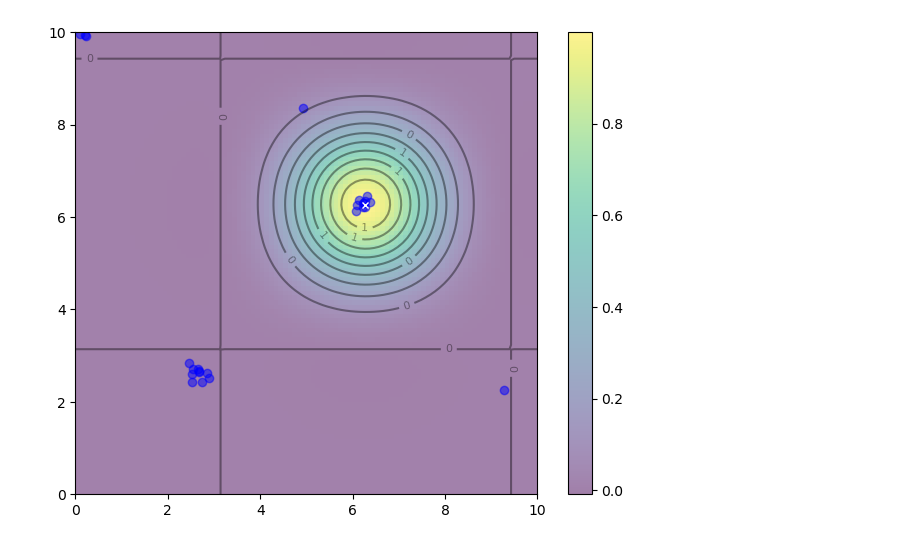
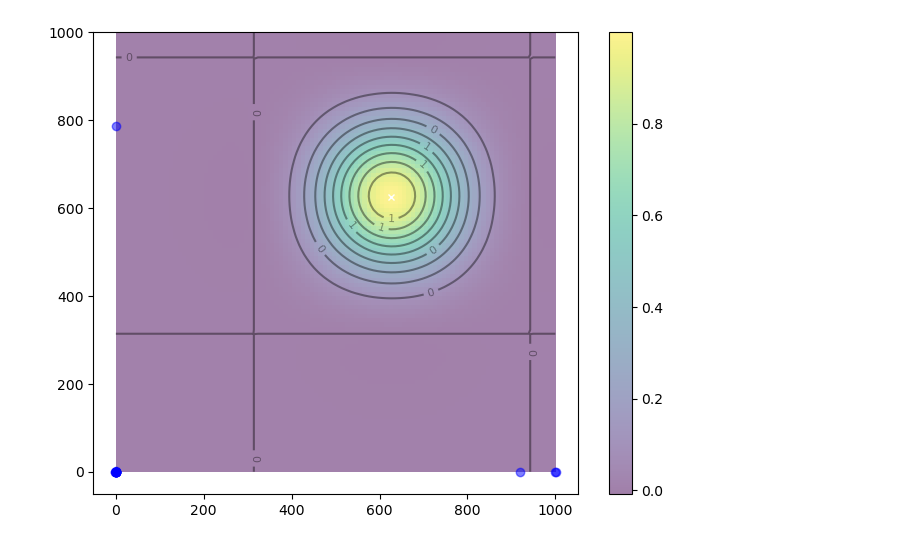
Before and after one commit to byang12/UNDERWATER_SWARM_ADHOC, a Jupyter notebook: GlowWarm-simpy.ipynb, the cells around one changed output. Cells and saved outputs as stored; diff of their text form; code cells hidden in the pictures.

```diff
--- a/GlowWarm-simpy.ipynb
+++ b/GlowWarm-simpy.ipynb
@@ -9,9 +9,9 @@ import simpy
 ##############################################################################
 # GSO PARAMETERS
 ##############################################################################
-dims = 10
+dims = 1000
 num_worms = 25
-nturns = 100
+nturns = 2000
 lower_bound = 70
 influence_factor = 30
 max_jitter = 0.2
@@ -20,8 +20,8 @@ max_jitter = 0.2
 # Fitness Function
 ##############################################################################
 def fitness_function(xy_tuple):
-    x = xy_tuple[0]/2
-    y = xy_tuple[1]/2
+    x = xy_tuple[0]/200
+    y = xy_tuple[1]/200
     return np.cos(x) * np.cos(y) * np.exp(-((x - np.pi)**2 + (y - np.pi)**2))
 # %%
 ##############################################################################
@@ -92,8 +92,8 @@ def to_cartesian(polar, x2):
 # GSO FUNCTIONS
 ##############################################################################
 class Glowworm:
-    def __init__(self, env, name, swarm, X=np.array([1, 1]), waypoint = np.array([250,250]),  speed=1.5433,
-                 transRange=2, score = 0.0):
+    def __init__(self, env, name, swarm, X=np.array([1, 1]), waypoint = np.array([1, 1]),  speed=1.5433,
+                 transRange=200, score = 0.0):
         self.env = env
         self.name = name
         self.swarm = swarm  # List of all particles
@@ -103,6 +103,7 @@ class Glowworm:
 
         self.X = X
         self.V = np.random.randn(2) * 0.1
+        self.nextWaypoint = X
         self.score = score # for transmisstion distance
         self.influenceDict = {name: {'distance':0.0, 'angle':0.0, 'score':0.0}} # name: distance, angle, score
 
@@ -124,7 +125,7 @@ class Glowworm:
     def send(self):
         """If worm j is within worm j's radius, record distance; else 0. For influence martrix"""
         for glowworm in self.swarm:
-            distance = dist.euclidean(self.X, glowworm.X)
+            distance =  np.linalg.norm(self.X-glowworm.X)
             if distance <= self.transmission_range: # Changed from self.score
                 if glowworm.name == self.name:
                     self.influenceDict[self.name] = {'distance':0.0, 'angle':0.0, 'score':0.0}
@@ -145,7 +146,7 @@ class Glowworm:
         """update the influenceDict"""
         self.influenceDict[worm_name] = {'distance':polar_cor[0], 'angle':polar_cor[1], 'score':worm_score}
 
-    def movement(self):
+    def update(self):
         """Update each worm's position based on the dict of influences."""
         new_position = np.array([0.0, 0.0])
         x_move = 0.0
@@ -172,7 +173,14 @@ class Glowworm:
         new_position[0] = keep_in_bounds(new_position[0], dims)
         new_position[1] = keep_in_bounds(new_position[1], dims)
 
-        self.X = new_position
+        self.waypoint = new_position
+
+    def move(self):
+        direction = self.waypoint-self.X
+        self.X = self.X + self.speed * (direction / np.linalg.norm(direction))
+        distance = np.linalg.norm(self.X - self.waypoint) # Euclidean distance
+        if distance <= 3:  # Interaction threshold
+            self.update()
 
     ##############################################################################
     # SIMPY INTEGRATION
@@ -187,7 +195,7 @@ class Glowworm:
             # Compute glowworm logic
             self.sensing()
             self.send()
-            self.movement()
+            self.move()
 
             # Store positions for later analysis or plotting
             self.positions.append(self.X.copy()) # take the records of position
@@ -263,31 +271,31 @@ if __name__ == "__main__":
 # %%
 # Plotting - no Animation
 x, y = np.array(np.meshgrid(np.linspace(0, dims, 100), np.linspace(0, dims, 100)))
 z = fitness_function([x, y])
 x_max, y_max = x.ravel()[z.argmax()], y.ravel()[z.argmax()]
 
 fig, ax = plt.subplots(figsize=(8, 6))
 img = ax.imshow(z, extent=[0, dims, 0, dims], origin='lower', cmap='viridis', alpha=0.5)
 fig.colorbar(img, ax=ax)
 ax.plot([x_max], [y_max], marker='x', markersize=5, color="white")
 contours = ax.contour(x, y, z, 10, colors='black', alpha=0.4)
 ax.clabel(contours, inline=True, fontsize=8, fmt="%.0f")
 #p_plot = ax.scatter(positions[0][0], positions[0][1], marker='o', color='blue', alpha=0.5)
 #nbest_plot = plt.scatter([nbest[0]], [nbest[1]], marker='*', s=100, color='black', alpha=0.4)
 
-i = 100
+i = 2000
 ax.clear()
 ax.imshow(z, extent=[0, dims, 0, dims], origin='lower', cmap='viridis', alpha=0.5)
 ax.plot([x_max], [y_max], marker='x', markersize=5, color="white")
 contours = ax.contour(x, y, z, 10, colors='black', alpha=0.4)
 ax.clabel(contours, inline=True, fontsize=8, fmt="%.0f")
 x_list = []
 y_list = []
 for j in range(num_worms):
     x_list.append(all_positions[j][i][0])
     y_list.append(all_positions[j][i][1])
 p_plot = ax.scatter(x_list, y_list, marker='o', color='blue', alpha=0.5)
 #nbest_plot.set_offsets(nbest.reshape(1, -1))
 plt.show()
 # %% [output]
-[figure, old version]
+[figure, new version]
```
Also changed, not shown: 1 other file.
